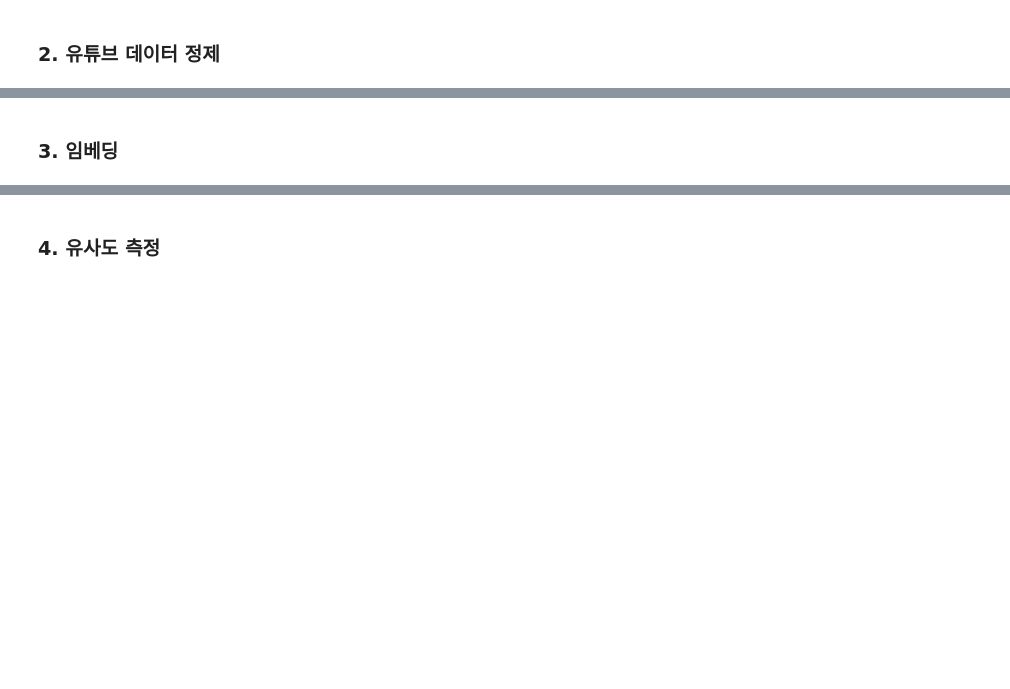
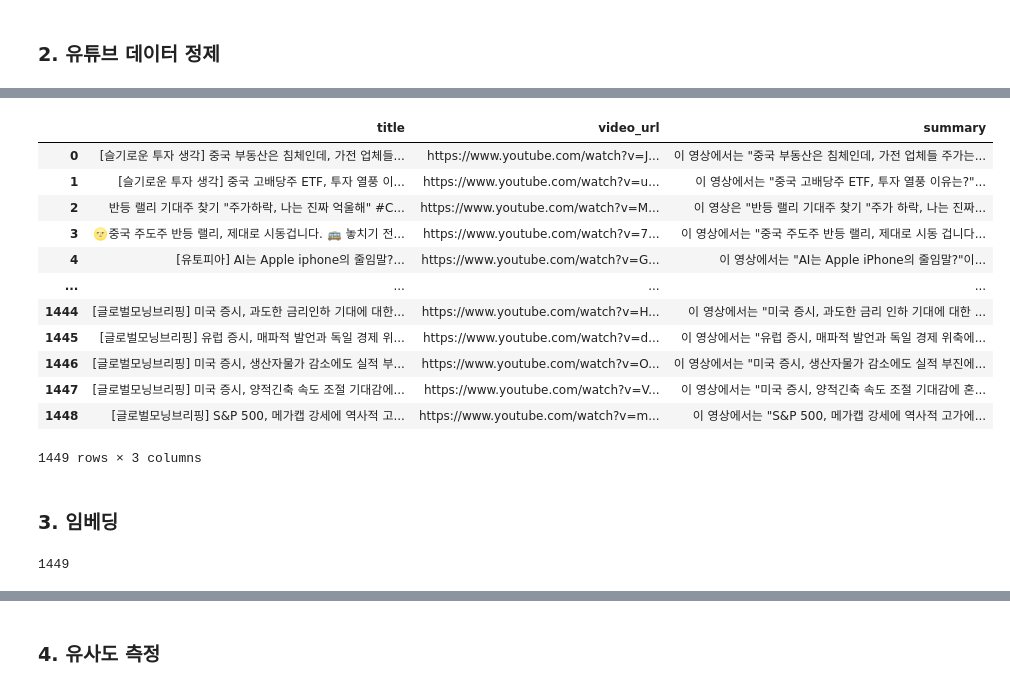
Before and after one commit to slayerzeroa/miraeasset_ai, a Jupyter notebook: youtube_recommendation/유튜브추천알고리즘.ipynb, the cells around one changed output, grey strips where cells are left out. Drawn from its saved outputs; the diff is of its cells as text; code cells hidden in the pictures; blank space fills up the shorter version.

```diff
--- a/youtube_recommendation/유튜브추천알고리즘.ipynb
+++ b/youtube_recommendation/유튜브추천알고리즘.ipynb
@@ -104,30 +72,0 @@ youtube
-# %%
-completion_executor = CompletionExecutor(
-    host='https://clovastudio.stream.ntruss.com',
-    api_key='NTA0MjU2MWZlZTcxNDJiY63IHRsuPbkmleZBGwzFCDyaHMUZtTU7D+D0PfCHfrjO',
-    api_key_primary_val='826b9hfph6PTs9wV1QdkLh429u9T8PyraoBuR1FO',
-    request_id='cb8206d2-5d4b-42d1-8ef1-af0486ab61cb'
-)
-
-summary = []
-
-for i in range(30):
-    preset_text = [
-        {"role":"system","content":"<명령문>\n주어지는 title과 content는 유튜브 영상의 제목과 정보입니다. 이를 바탕으로 유튜브 영상의 주요 포인트를 요약해주세요. 특히 content에서 영상의 내용과 관련있는 정보만 따로 추출해서 가져와야 합니다. 이 요약은 다음의 기준을 따릅니다:\n- 제목이 핵심입니다. 제목을 바탕으로 내용을 유추해보세요.\n- 무조건 줄글로 전달. 개행문자 사용하지 않기.\n- 영상의 핵심 주제를 간결하게 전달\n- 중요한 세부 사항과 통계를 포함\n- 시청자에게 유용한 정보 제공\n- 200자 내외로 작성."},
-        {"role": "user", "content": f"다음 유튜브의 정보를 파악하고 200 ~ 300자 사이로 요약하세요. 요약문은 무조건 줄글로 작성해야 합니다.  \n\n# title : {youtube.iloc[i].title}\n# content : {youtube.iloc[i].content}"}
-    ]
-
-    request_data = {
-        'messages': preset_text,
-        'topP': 0.8,
-        'topK': 0,
-        'maxTokens': 512,
-        'temperature': 0.1,
-        'repeatPenalty': 1.2,
-        'stopBefore': [],
-        'includeAiFilters': True,
-        'seed': 0
-    }
-    completion_executor.execute(request_data)
-    summary.append(completion_executor.full_response)
-    print(completion_executor.full_response)
@@ -151,0 +124,17 @@ for i in range(30):
+# %%
+youtube['summary'] = summary
+youtube.iloc[:,[0,2,3]]
+# %% [output]
+|  | title | video_url | summary |
+| 0 | [슬기로운 투자 생각] 중국 부동산은 침체인데, 가전 업체들... | https://www.youtube.com/watch?v=J... | 이 영상에서는 "중국 부동산은 침체인데, 가전 업체들 주가는... |
+| 1 | [슬기로운 투자 생각] 중국 고배당주 ETF, 투자 열풍 이... | https://www.youtube.com/watch?v=u... | 이 영상에서는 "중국 고배당주 ETF, 투자 열풍 이유는?"... |
+| 2 | 반등 랠리 기대주 찾기 "주가하락, 나는 진짜 억울해" #C... | https://www.youtube.com/watch?v=M... | 이 영상은 "반등 랠리 기대주 찾기 "주가 하락, 나는 진짜... |
+| 3 | 🌝중국 주도주 반등 랠리, 제대로 시동겁니다. 🚌 놓치기 전... | https://www.youtube.com/watch?v=7... | 이 영상에서는 "중국 주도주 반등 랠리, 제대로 시동 겁니다... |
+| 4 | [유토피아] AI는 Apple iphone의 줄임말?... | https://www.youtube.com/watch?v=G... | 이 영상에서는 "AI는 Apple iPhone의 줄임말?"이... |
+| ... | ... | ... | ... |
+| 1444 | [글로벌모닝브리핑] 미국 증시, 과도한 금리인하 기대에 대한... | https://www.youtube.com/watch?v=H... | 이 영상에서는 "미국 증시, 과도한 금리 인하 기대에 대한 ... |
+| 1445 | [글로벌모닝브리핑] 유럽 증시, 매파적 발언과 독일 경제 위... | https://www.youtube.com/watch?v=d... | 이 영상에서는 "유럽 증시, 매파적 발언과 독일 경제 위축에... |
+| 1446 | [글로벌모닝브리핑] 미국 증시, 생산자물가 감소에도 실적 부... | https://www.youtube.com/watch?v=O... | 이 영상에서는 "미국 증시, 생산자물가 감소에도 실적 부진에... |
+| 1447 | [글로벌모닝브리핑] 미국 증시, 양적긴축 속도 조절 기대감에... | https://www.youtube.com/watch?v=V... | 이 영상에서는 "미국 증시, 양적긴축 속도 조절 기대감에 혼... |
+| 1448 | [글로벌모닝브리핑] S&P 500, 메가캡 강세에 역사적 고... | https://www.youtube.com/watch?v=m... | 이 영상에서는 "S&P 500, 메가캡 강세에 역사적 고가에... |
+1449 rows × 3 columns
@@ -152,2 +143,13 @@ for i in range(30):
 # %% [markdown]
 ### 3. 임베딩
+# %%
+youtube = pd.read_csv("youtube_preprocessing.csv")
+
+youtube = youtube.dropna()
+youtube = youtube.replace('', None)
+youtube = youtube.dropna()
+youtube.reset_index(drop = True, inplace = True)
+youtube = youtube.iloc[:, 1:]
+len(youtube)
+# %% [output]
+1449
```
Also changed, not shown: parts of 29 cells of this notebook, 17 other files.
